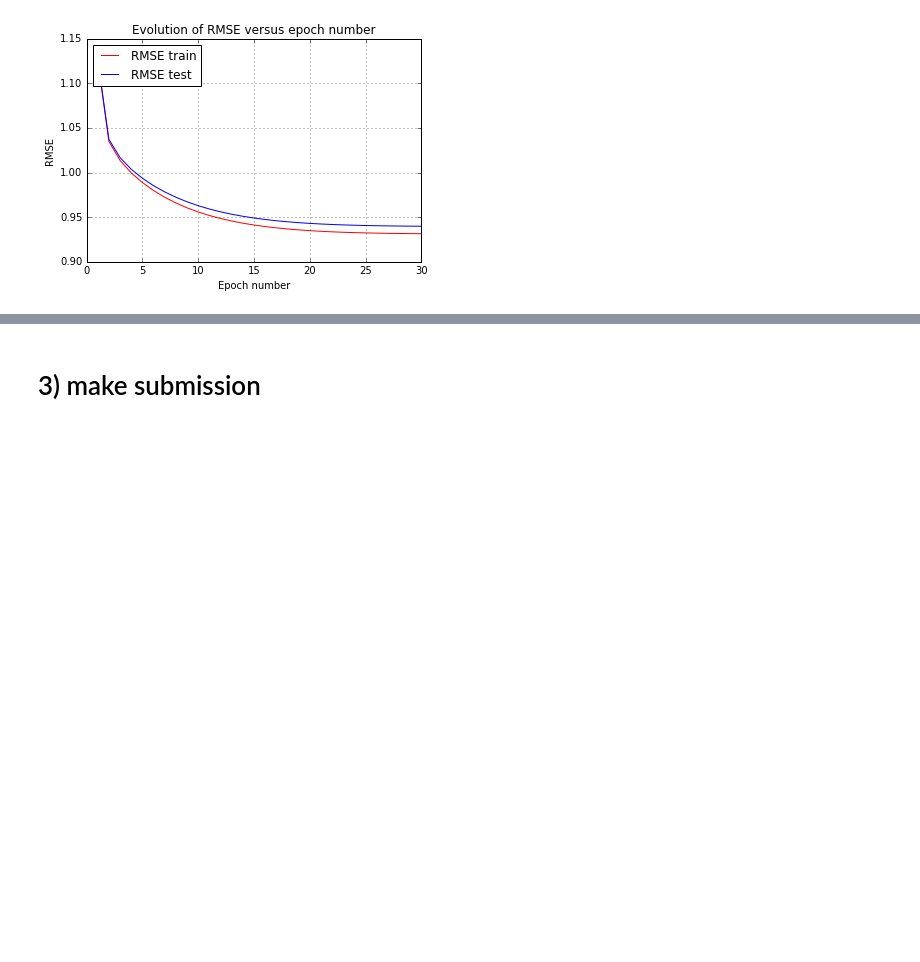
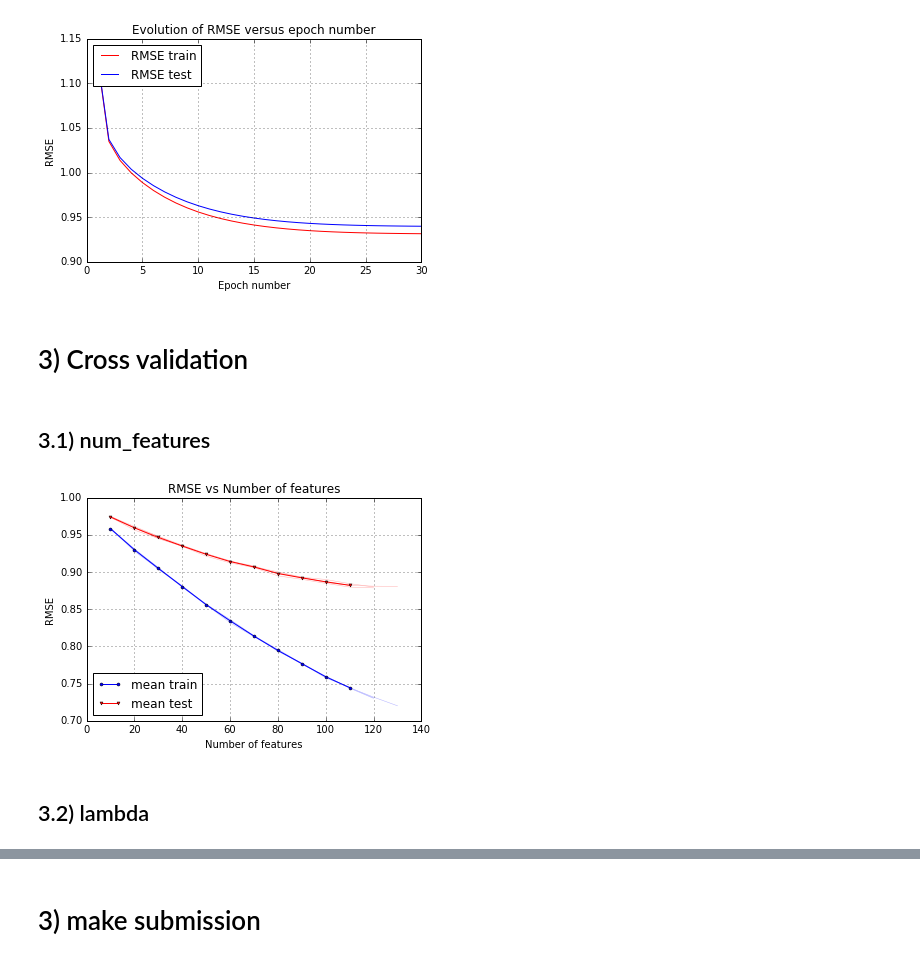
Before and after one commit to michaelheiniger/pcml-project2, a Jupyter notebook: python/biased_mf_sgd.ipynb, the cells around one changed output, grey strips where cells are left out. Saved outputs shown, nothing was run; the diff lists cells and outputs as text; code cells hidden in the pictures; blank space fills up the shorter version.

Commit message:
cv plots

```diff
--- a/python/biased_mf_sgd.ipynb
+++ b/python/biased_mf_sgd.ipynb
@@ -59,3 +59,24 @@ from plots import visualization_rmse_vs_num_epochs
 visualization_rmse_vs_num_epochs(num_epochs, rmse_train, rmse_test, "biased_mf")
 # %% [output]
 [figure]
+# %% [markdown]
+# 3) Cross validation
+# %% [markdown]
+## 3.1) num_features
+# %%
+from biased_mf_sgd import run_mf_biased_cv_num_features
+k_fold = 4
+num_features = np.arange(10, 200, 10)
+num_epochs = 20
+lambda_ = 0
+rmse_tr, rmse_te = run_mf_biased_cv_num_features(ratings, k_fold, num_epochs, num_features, lambda_)
+# %%
+from plots import visualization_num_features
+np.save('cv_train_num_features', rmse_tr)
+np.save('cv_test_num_features', rmse_te)
+
+visualization_num_features(rmse_tr, rmse_te, num_features, "cv_num_features")
+# %% [output]
+[figure, added]
+# %% [markdown]
+## 3.2) lambda
```
Also changed, not shown: parts of 5 cells of this notebook, 9 other files.
